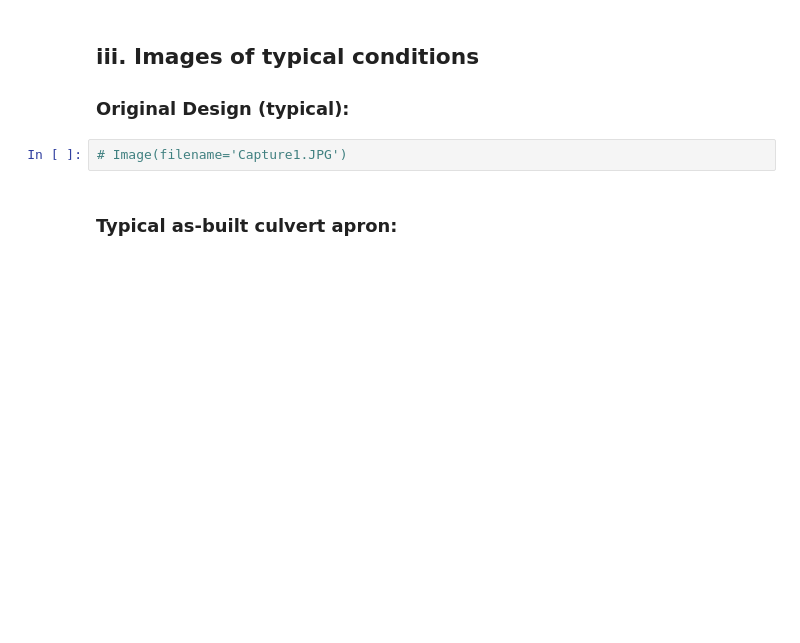
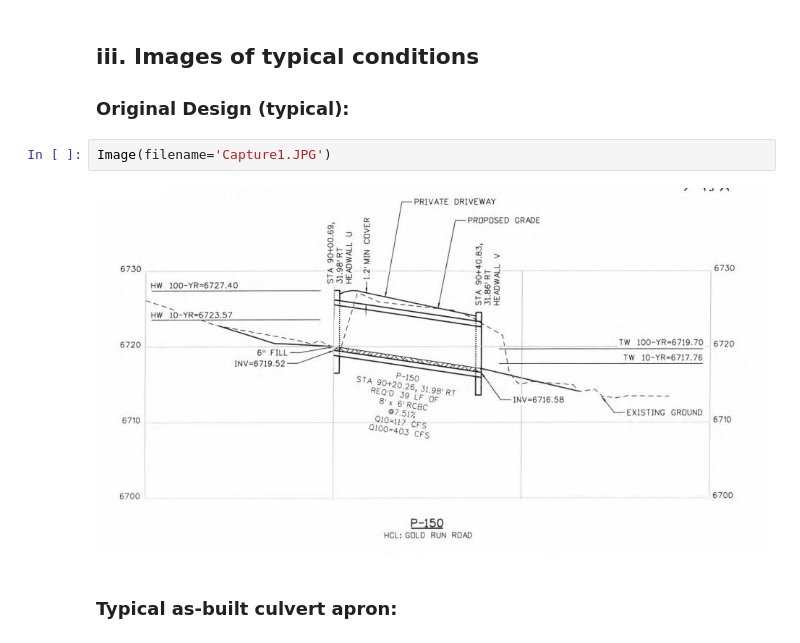
Before and after one commit to indielyt/Python_Hydraulics, a Jupyter notebook: GoldRun_CulvertFillAnalysis.ipynb, the cells around one changed output. Cells and saved outputs as stored; diff of their text form; blank space fills up the shorter version.

Commit message:
finalized plots and methodology section

```diff
--- a/GoldRun_CulvertFillAnalysis.ipynb
+++ b/GoldRun_CulvertFillAnalysis.ipynb
@@ -51,7 +53,9 @@ warnings.filterwarnings('ignore')
 ## iii. Images of typical conditions
 ### Original Design (typical):
 # %%
-# Image(filename='Capture1.JPG')
+Image(filename='Capture1.JPG')
+# %% [output]
+[figure, added]
 # %% [markdown]
 ### Typical as-built culvert apron:
 # %%
```
Also changed, not shown: parts of 12 cells of this notebook.
